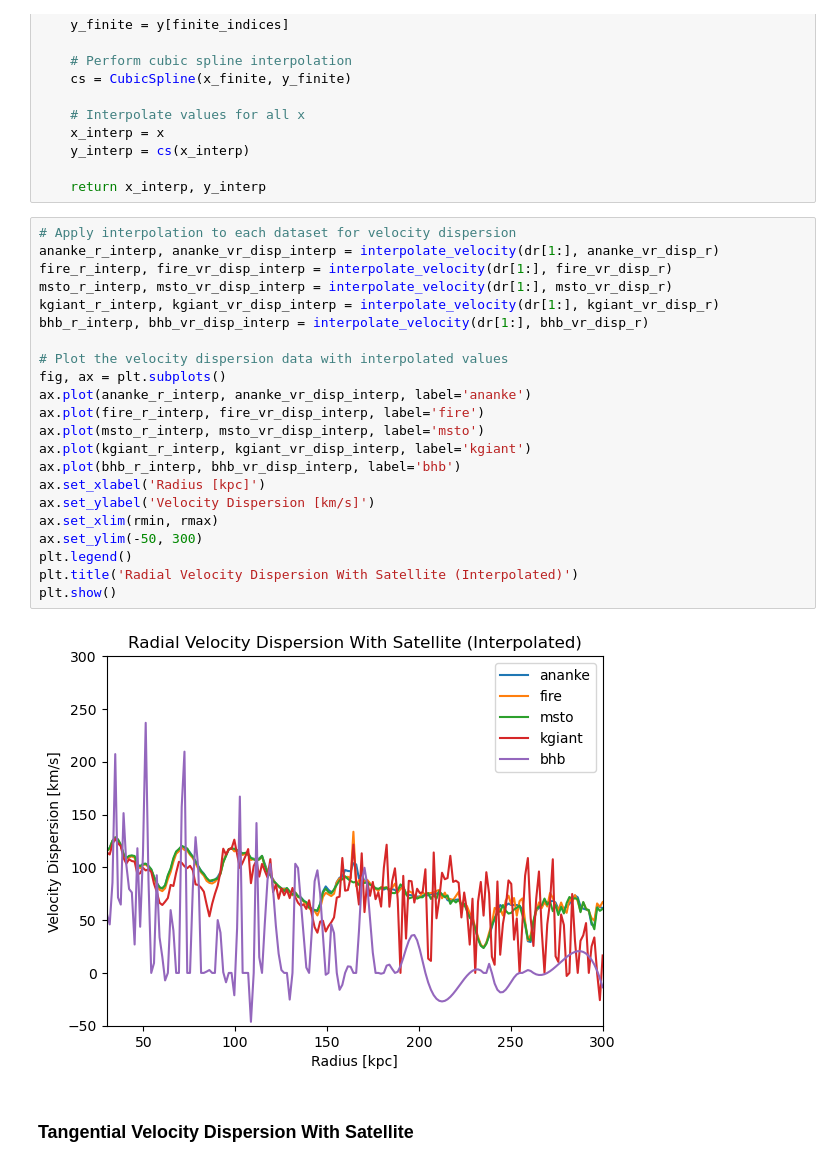
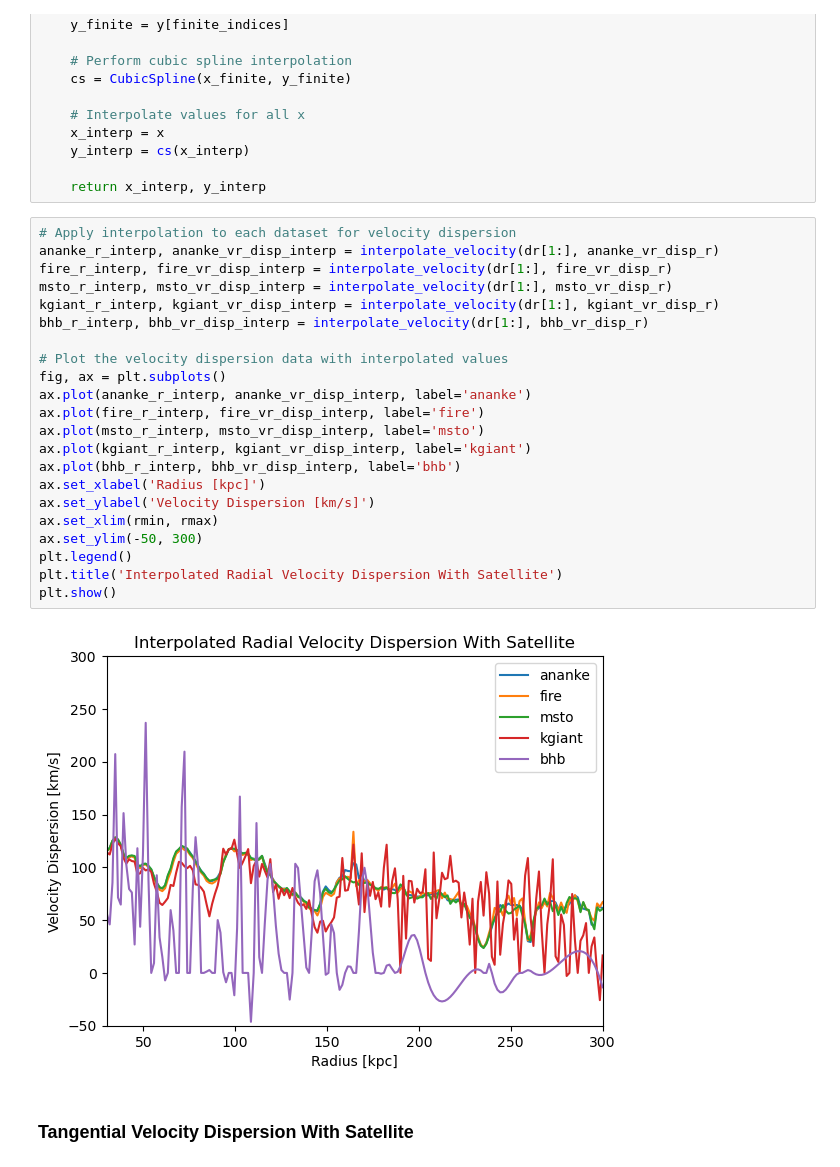
Before and after one commit to aeden2019/rubin_mw_mocks, a Jupyter notebook: src/analysis/Plots.ipynb, the cells around one changed output. Drawn from its saved outputs; the diff is of its cells as text.

```diff
--- a/src/analysis/Plots.ipynb
+++ b/src/analysis/Plots.ipynb
@@ -474,27 +470,27 @@ def interpolate_velocity(x, y):
 # %%
 # Apply interpolation to each dataset for velocity dispersion
 ananke_r_interp, ananke_vr_disp_interp = interpolate_velocity(dr[1:], ananke_vr_disp_r)
 fire_r_interp, fire_vr_disp_interp = interpolate_velocity(dr[1:], fire_vr_disp_r)
 msto_r_interp, msto_vr_disp_interp = interpolate_velocity(dr[1:], msto_vr_disp_r)
 kgiant_r_interp, kgiant_vr_disp_interp = interpolate_velocity(dr[1:], kgiant_vr_disp_r)
 bhb_r_interp, bhb_vr_disp_interp = interpolate_velocity(dr[1:], bhb_vr_disp_r)
 
 # Plot the velocity dispersion data with interpolated values
 fig, ax = plt.subplots()
 ax.plot(ananke_r_interp, ananke_vr_disp_interp, label='ananke')
 ax.plot(fire_r_interp, fire_vr_disp_interp, label='fire')
 ax.plot(msto_r_interp, msto_vr_disp_interp, label='msto')
 ax.plot(kgiant_r_interp, kgiant_vr_disp_interp, label='kgiant')
 ax.plot(bhb_r_interp, bhb_vr_disp_interp, label='bhb')
 ax.set_xlabel('Radius [kpc]')
 ax.set_ylabel('Velocity Dispersion [km/s]')
 ax.set_xlim(rmin, rmax)
 ax.set_ylim(-50, 300)
 plt.legend()
-plt.title('Radial Velocity Dispersion With Satellite (Interpolated)')
+plt.title('Interpolated Radial Velocity Dispersion With Satellite')
 plt.show()
 # %% [output]
-[figure, old version]
+[figure, new version]
 # %% [markdown]
 ### Tangential Velocity Dispersion With Satellite
 # %%
```
Also changed, not shown: parts of 13 cells of this notebook.
